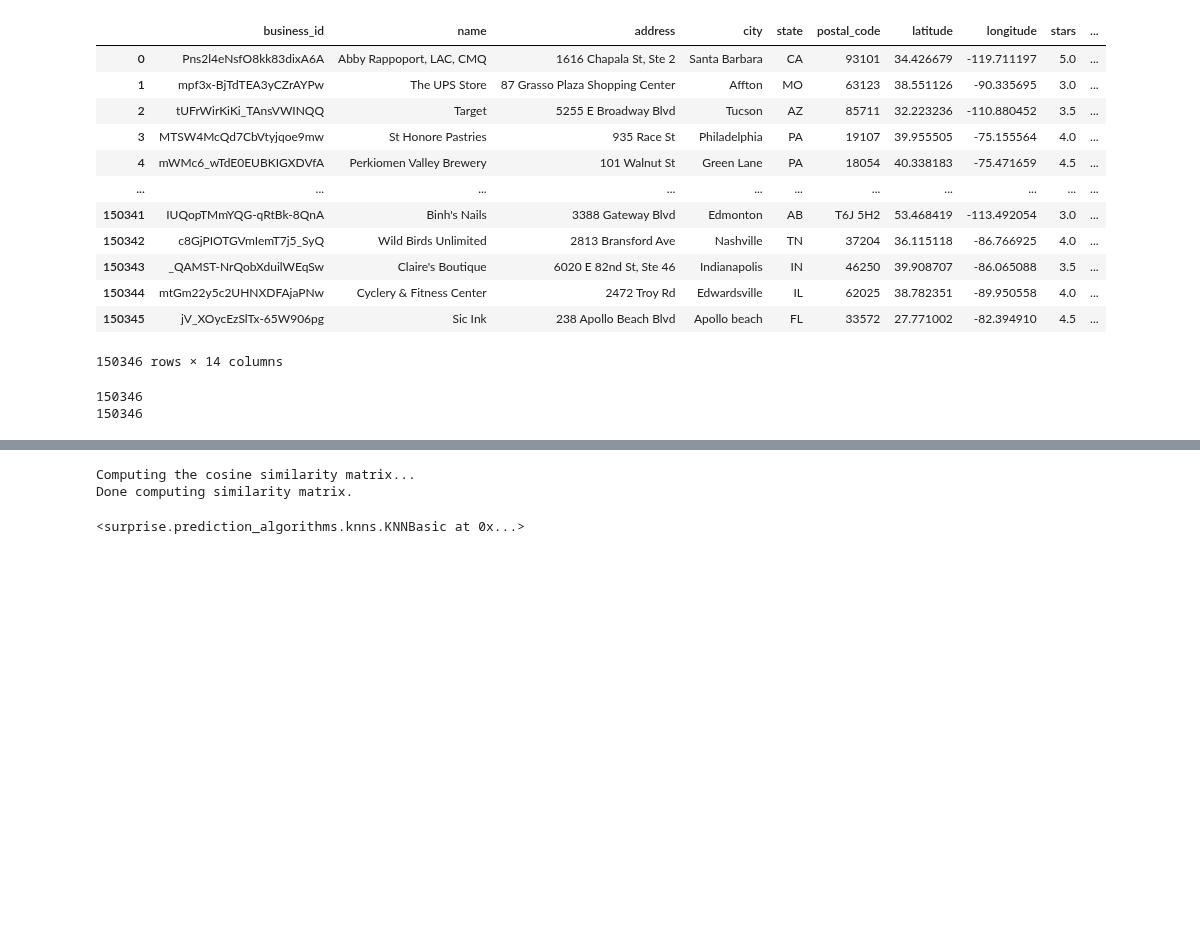
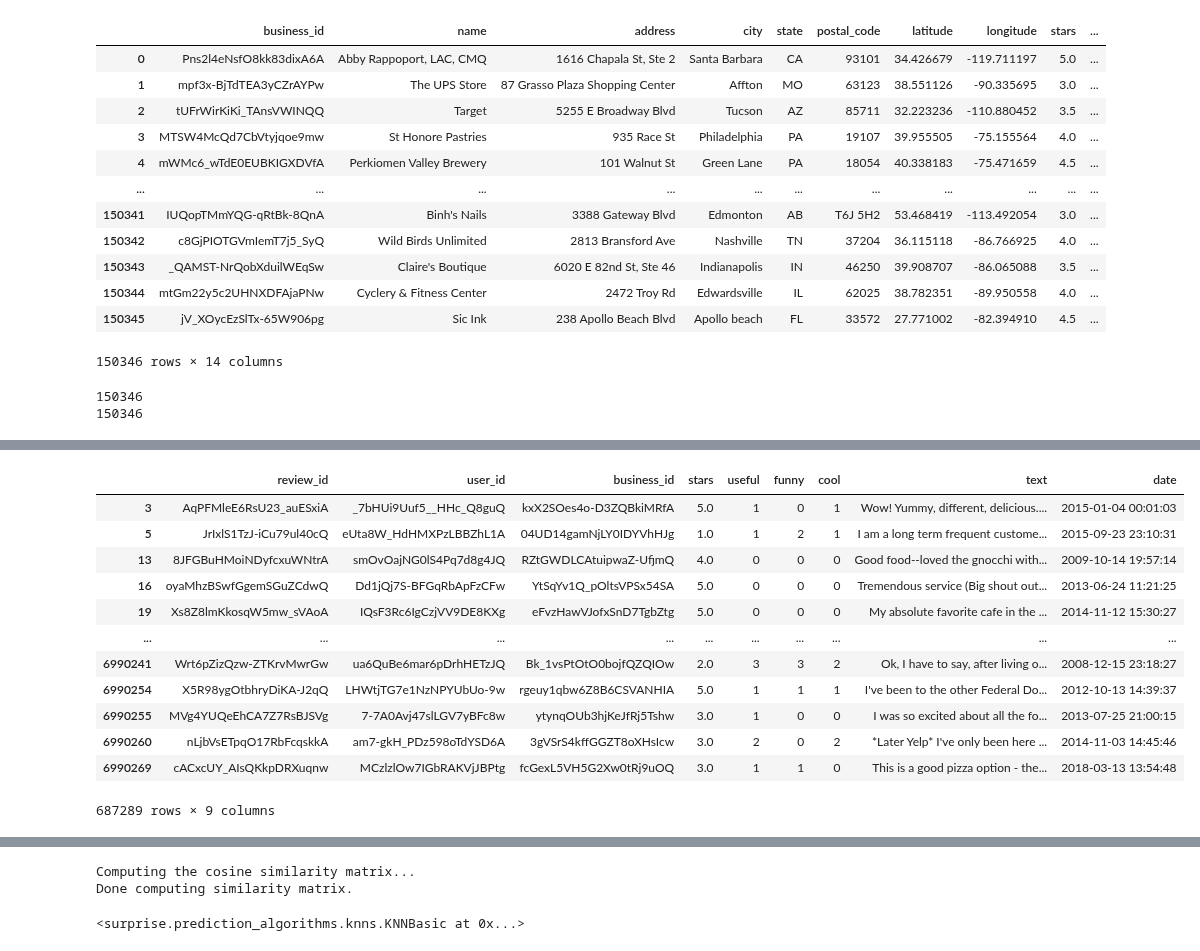
Before and after one commit to larasneves/ComplexDataAnalysis, a Jupyter notebook: trabalho_adc.ipynb, the cells around one changed output, grey strips where cells are left out. Cells and saved outputs as stored; diff of their text form; code cells hidden in the pictures; blank space fills up the shorter version.

```diff
--- a/trabalho_adc.ipynb
+++ b/trabalho_adc.ipynb
@@ -171,6 +186,22 @@ True
 # %%
 # 2. Filtrar apenas os restaurantes em Filadélfia
 philly_restaurants = businesses_df[(businesses_df['city'] == 'Philadelphia') & (businesses_df['categories'].str.contains('Restaurants', na=False))].reset_index(drop=True)
 
 ratings = reviews_df[reviews_df['business_id'].isin(philly_restaurants['business_id'])]
-ratings=ratings[['user_id', 'business_id', 'stars']]
+# ratings=ratings[['user_id', 'business_id', 'stars']]
+
+ratings
+# %% [output]
+|  | review_id | user_id | business_id | stars | useful | funny | cool | text | date |
+| 3 | AqPFMleE6RsU23_auESxiA | _7bHUi9Uuf5__HHc_Q8guQ | kxX2SOes4o-D3ZQBkiMRfA | 5.0 | 1 | 0 | 1 | Wow! Yummy, different, delicious.... | 2015-01-04 00:01:03 |
+| 5 | JrIxlS1TzJ-iCu79ul40cQ | eUta8W_HdHMXPzLBBZhL1A | 04UD14gamNjLY0IDYVhHJg | 1.0 | 1 | 2 | 1 | I am a long term frequent custome... | 2015-09-23 23:10:31 |
+| 13 | 8JFGBuHMoiNDyfcxuWNtrA | smOvOajNG0lS4Pq7d8g4JQ | RZtGWDLCAtuipwaZ-UfjmQ | 4.0 | 0 | 0 | 0 | Good food--loved the gnocchi with... | 2009-10-14 19:57:14 |
+| 16 | oyaMhzBSwfGgemSGuZCdwQ | Dd1jQj7S-BFGqRbApFzCFw | YtSqYv1Q_pOltsVPSx54SA | 5.0 | 0 | 0 | 0 | Tremendous service (Big shout out... | 2013-06-24 11:21:25 |
+| 19 | Xs8Z8lmKkosqW5mw_sVAoA | IQsF3Rc6IgCzjVV9DE8KXg | eFvzHawVJofxSnD7TgbZtg | 5.0 | 0 | 0 | 0 | My absolute favorite cafe in the ... | 2014-11-12 15:30:27 |
+| ... | ... | ... | ... | ... | ... | ... | ... | ... | ... |
+| 6990241 | Wrt6pZizQzw-ZTKrvMwrGw | ua6QuBe6mar6pDrhHETzJQ | Bk_1vsPtOtO0bojfQZQIOw | 2.0 | 3 | 3 | 2 | Ok, I have to say, after living o... | 2008-12-15 23:18:27 |
+| 6990254 | X5R98ygOtbhryDiKA-J2qQ | LHWtjTG7e1NzNPYUbUo-9w | rgeuy1qbw6Z8B6CSVANHIA | 5.0 | 1 | 1 | 1 | I've been to the other Federal Do... | 2012-10-13 14:39:37 |
+| 6990255 | MVg4YUQeEhCA7Z7RsBJSVg | 7-7A0Avj47slLGV7yBFc8w | ytynqOUb3hjKeJfRj5Tshw | 3.0 | 1 | 0 | 0 | I was so excited about all the fo... | 2013-07-25 21:00:15 |
+| 6990260 | nLjbVsETpqO17RbFcqskkA | am7-gkH_PDz598oTdYSD6A | 3gVSrS4kffGGZT8oXHsIcw | 3.0 | 2 | 0 | 2 | *Later Yelp* I've only been here ... | 2014-11-03 14:45:46 |
+| 6990269 | cACxcUY_AIsQKkpDRXuqnw | MCzlzlOw7IGbRAKVjJBPtg | fcGexL5VH5G2Xw0tRj9uOQ | 3.0 | 1 | 1 | 0 | This is a good pizza option - the... | 2018-03-13 13:54:48 |
+687289 rows × 9 columns
```
Also changed, not shown: parts of 25 cells of this notebook.
